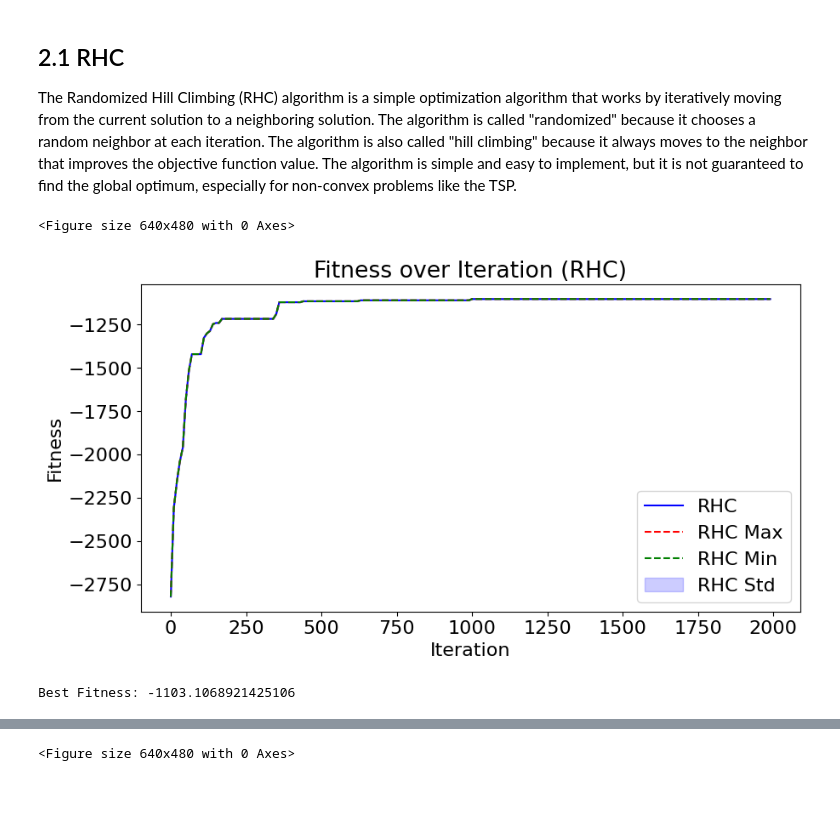
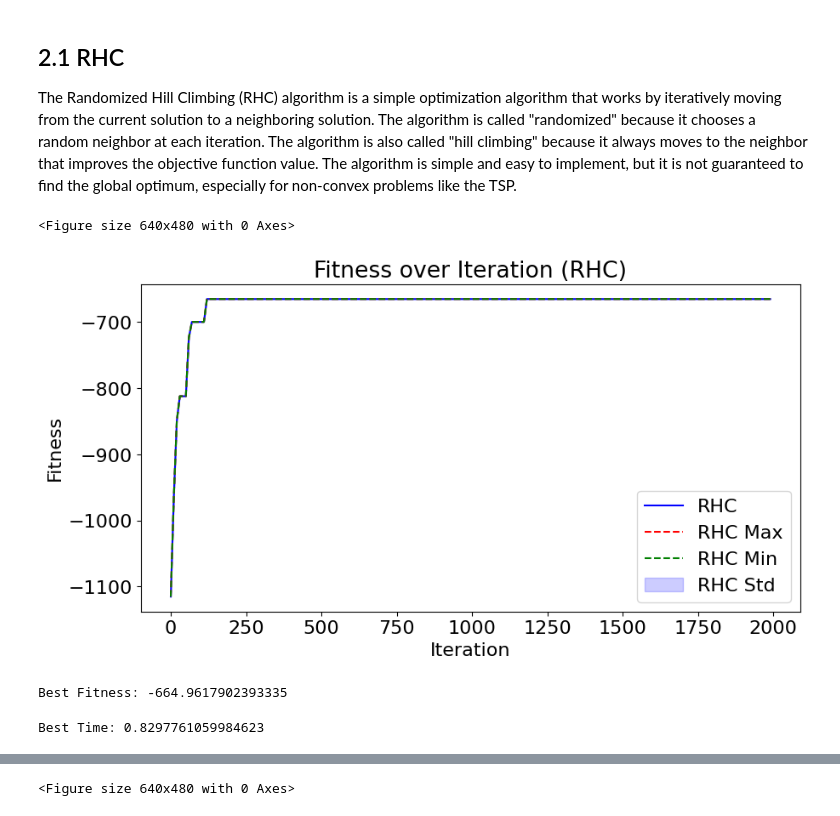
Before and after one commit to RomainFrog/CS7641-A2, a Jupyter notebook: TSP.ipynb, the cells around one changed output, grey strips where cells are left out. Saved outputs shown, nothing was run; the diff lists cells and outputs as text; code cells hidden in the pictures.

```diff
--- a/TSP.ipynb
+++ b/TSP.ipynb
@@ -69,26 +69,31 @@ We expect that the best algorithm for TSP will be GA or MIMIC, as they are desig
 The Randomized Hill Climbing (RHC) algorithm is a simple optimization algorithm that works by iteratively moving from the current solution to a neighboring solution. The algorithm is called "randomized" because it chooses a random neighbor at each iteration. The algorithm is also called "hill climbing" because it always moves to the neighbor that improves the objective function value. The algorithm is simple and easy to implement, but it is not guaranteed to find the global optimum, especially for non-convex problems like the TSP.
 # %%
 rhc = RHCRunner(
-                problem=problem_medium,
+                problem=problem_easy,
                 experiment_name='rhc',
                 output_directory=None,
                 seed=FIXED_SEED,
                 iteration_list= np.arange(0, 2000, 10),
                 restart_list=[0],
                 max_attempts=10000,
                 )
 
 # rhc_results = run_experiment_multi_seed(rhc, RANDOM_SEEDS)
 rhc_results = rhc.run()
 rhc_results = [rhc_results]
 rhc_mean, rhc_std, rhc_min, rhc_max = runner_results_to_stats(rhc_results)
 # plot the mean and std of the fitness with nice plots
 plot_fitness_iteration(rhc_mean, rhc_std, rhc_min, rhc_max, "RHC", "TSP", x_axis="Iteration")
 print(f'Best Fitness: {rhc_mean["Fitness"].max()}')
 # %% [output]
 <Figure size 640x480 with 0 Axes>
-[figure, old version]
+[figure, new version]
-Best Fitness: -1103.1068921425106
+Best Fitness: -664.9617902393335
+# %%
+# print the maximum Time
+print(f'Best Time: {rhc_mean["Time"].max()}')
+# %% [output]
+Best Time: 0.8297761059984623
 # %%
 rhc = RHCRunner(
                 problem=problem_medium,
```
Also changed, not shown: parts of 34 cells of this notebook, 19 other files.
